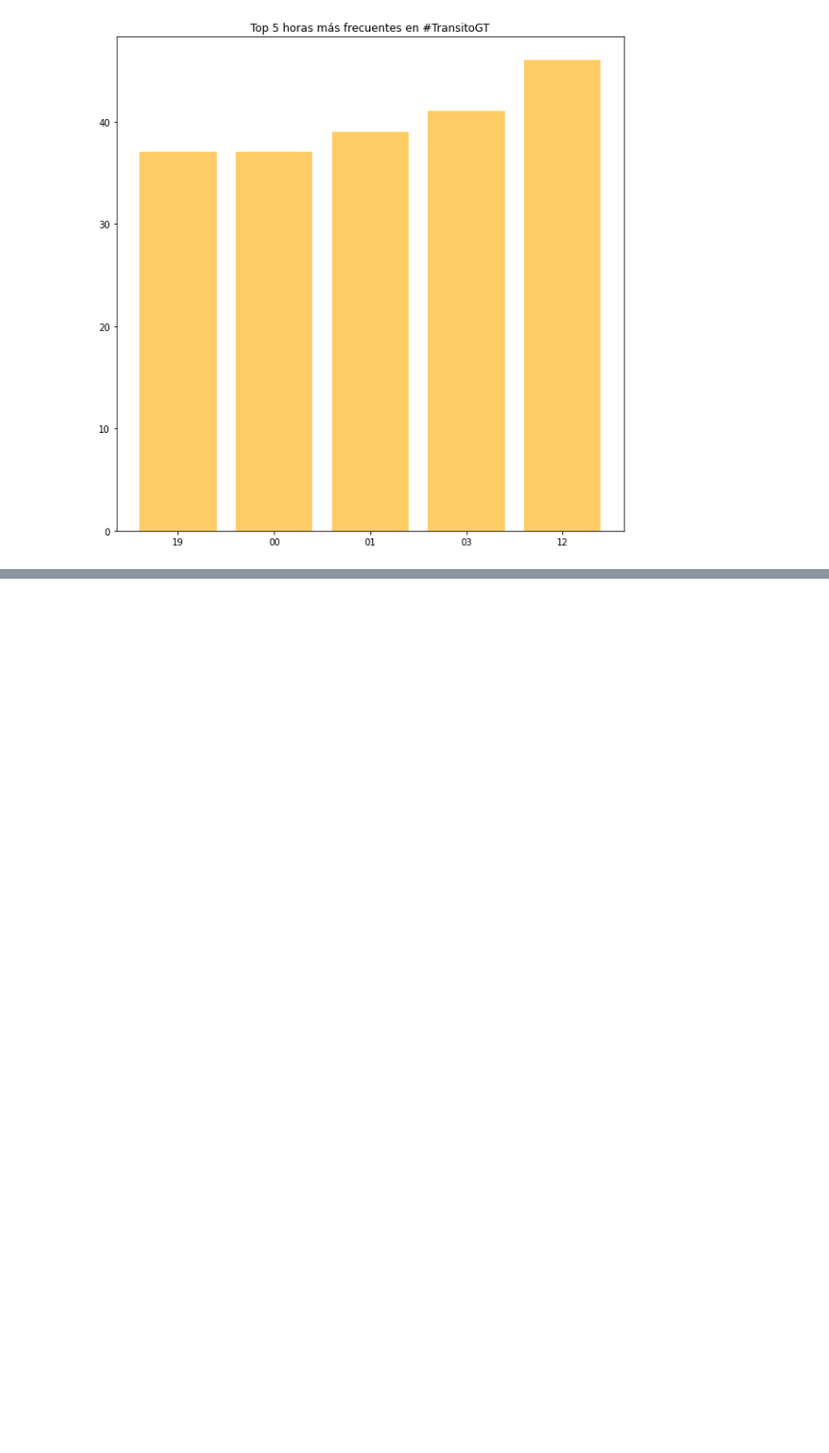
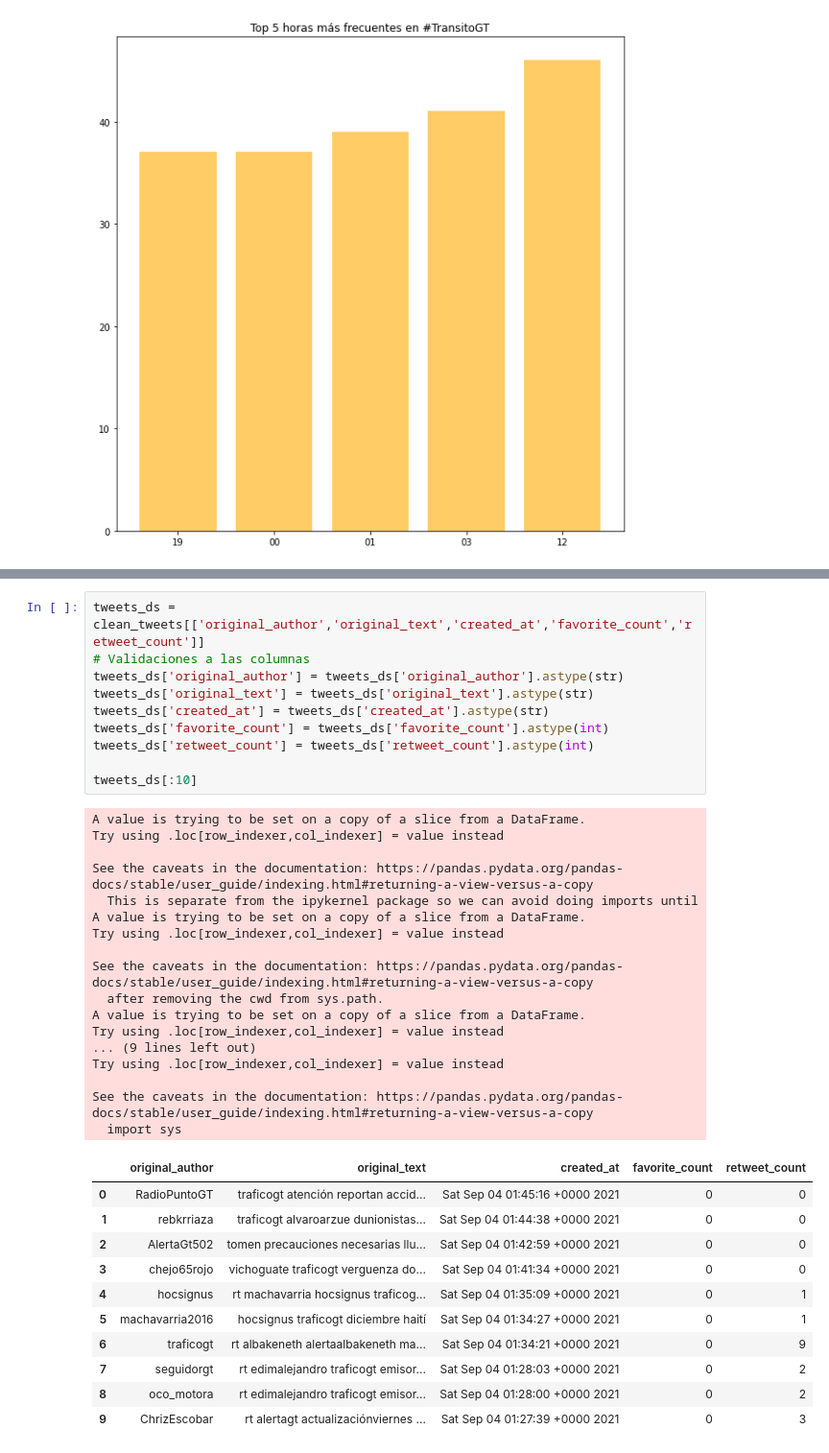
Before and after one commit to andro095/Data-Science, a Jupyter notebook: Lab6/Lab6_Analisis.ipynb, the cells around one changed output, grey strips where cells are left out. Shown at 96% size. Drawn from its saved outputs; the diff is of its cells as text; blank space fills up the shorter version.

```diff
--- a/Lab6/Lab6_Analisis.ipynb
+++ b/Lab6/Lab6_Analisis.ipynb
@@ -316,0 +323,39 @@ En este conjunto de tweets, las horas mas frecuentes fueron las 12pm (medio dia)
+# %%
+tweets_ds = clean_tweets[['original_author','original_text','created_at','favorite_count','retweet_count']]
+# Validaciones a las columnas
+tweets_ds['original_author'] = tweets_ds['original_author'].astype(str)
+tweets_ds['original_text'] = tweets_ds['original_text'].astype(str)
+tweets_ds['created_at'] = tweets_ds['created_at'].astype(str)
+tweets_ds['favorite_count'] = tweets_ds['favorite_count'].astype(int)
+tweets_ds['retweet_count'] = tweets_ds['retweet_count'].astype(int)
+
+tweets_ds[:10]
+# %% [output]
+A value is trying to be set on a copy of a slice from a DataFrame.
+Try using .loc[row_indexer,col_indexer] = value instead
+
+See the caveats in the documentation: https://pandas.pydata.org/pandas-docs/stable/user_guide/indexing.html#returning-a-view-versus-a-copy
+  This is separate from the ipykernel package so we can avoid doing imports until
+A value is trying to be set on a copy of a slice from a DataFrame.
+Try using .loc[row_indexer,col_indexer] = value instead
+
+See the caveats in the documentation: https://pandas.pydata.org/pandas-docs/stable/user_guide/indexing.html#returning-a-view-versus-a-copy
+  after removing the cwd from sys.path.
+A value is trying to be set on a copy of a slice from a DataFrame.
+Try using .loc[row_indexer,col_indexer] = value instead
+... (9 lines left out)
+Try using .loc[row_indexer,col_indexer] = value instead
+
+See the caveats in the documentation: https://pandas.pydata.org/pandas-docs/stable/user_guide/indexing.html#returning-a-view-versus-a-copy
+  import sys
+|  | original_author | original_text | created_at | favorite_count | retweet_count |
+| 0 | RadioPuntoGT | traficogt atención reportan accid... | Sat Sep 04 01:45:16 +0000 2021 | 0 | 0 |
+| 1 | rebkrriaza | traficogt alvaroarzue dunionistas... | Sat Sep 04 01:44:38 +0000 2021 | 0 | 0 |
+| 2 | AlertaGt502 | tomen precauciones necesarias llu... | Sat Sep 04 01:42:59 +0000 2021 | 0 | 0 |
+| 3 | chejo65rojo | vichoguate traficogt verguenza do... | Sat Sep 04 01:41:34 +0000 2021 | 0 | 0 |
+| 4 | hocsignus | rt machavarria hocsignus traficog... | Sat Sep 04 01:35:09 +0000 2021 | 0 | 1 |
+| 5 | machavarria2016 | hocsignus traficogt diciembre haití | Sat Sep 04 01:34:27 +0000 2021 | 0 | 1 |
+| 6 | traficogt | rt albakeneth alertaalbakeneth ma... | Sat Sep 04 01:34:21 +0000 2021 | 0 | 9 |
+| 7 | seguidorgt | rt edimalejandro traficogt emisor... | Sat Sep 04 01:28:03 +0000 2021 | 0 | 2 |
+| 8 | oco_motora | rt edimalejandro traficogt emisor... | Sat Sep 04 01:28:00 +0000 2021 | 0 | 2 |
+| 9 | ChrizEscobar | rt alertagt actualizaciónviernes ... | Sat Sep 04 01:27:39 +0000 2021 | 0 | 3 |
```
Also changed, not shown: parts of 12 cells of this notebook.
